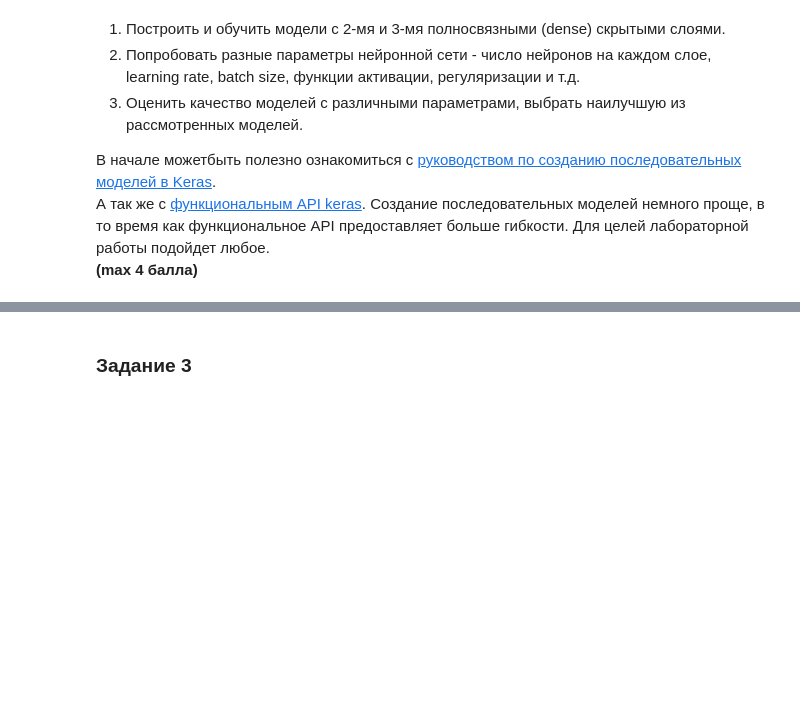
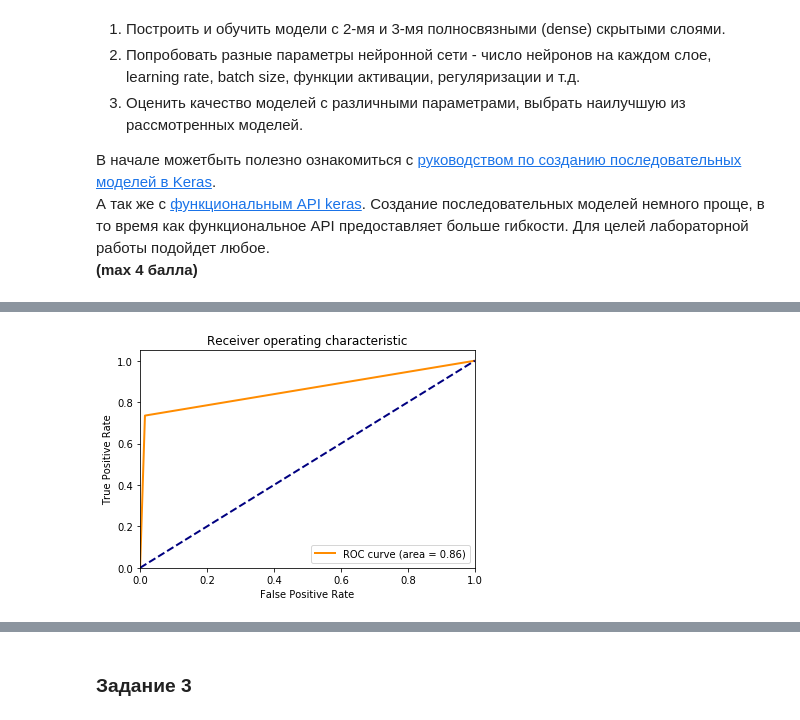
Before and after one commit to alinaalborova/nlp_course, a Jupyter notebook: Lab2_v2.ipynb, the cells around one changed output, grey strips where cells are left out. Cells and saved outputs as stored; diff of their text form; code cells hidden in the pictures; blank space fills up the shorter version.

```diff
--- a/Lab2_v2.ipynb
+++ b/Lab2_v2.ipynb
@@ -134,0 +274,2 @@ score = model.evaluate(x_test, y_test, batch_size=128)
+# %%
+model2.fit(X_train, y_train, epochs=10)
@@ -134,0 +290,11 @@ score = model.evaluate(x_test, y_test, batch_size=128)
+# %%
+model3 = keras.Sequential([
+    keras.layers.Dense(128, activation='relu'),
+    keras.layers.Dense(128, activation='relu'),
+    keras.layers.Dense(10, activation='softmax')
+])
+model3.compile(optimizer='adam',
+              loss='sparse_categorical_crossentropy',
+              metrics=['accuracy'])
+# %%
+model3.fit(X_train, y_train, epochs=10)
@@ -134,0 +320,8 @@ score = model.evaluate(x_test, y_test, batch_size=128)
+# %%
+predictions_3 = model3.predict(X_test)
+predicted_classes_3 = np.array([np.argmax(i) for i in predictions_3])
+predicted_classes_e_3 = label_binarize(predicted_classes_3, range(10))
+# %%
+roc_auc_plt(y_test_e, predicted_classes_e_3)
+# %% [output]
+[figure, added]
```
Also changed, not shown: parts of 44 cells of this notebook.
